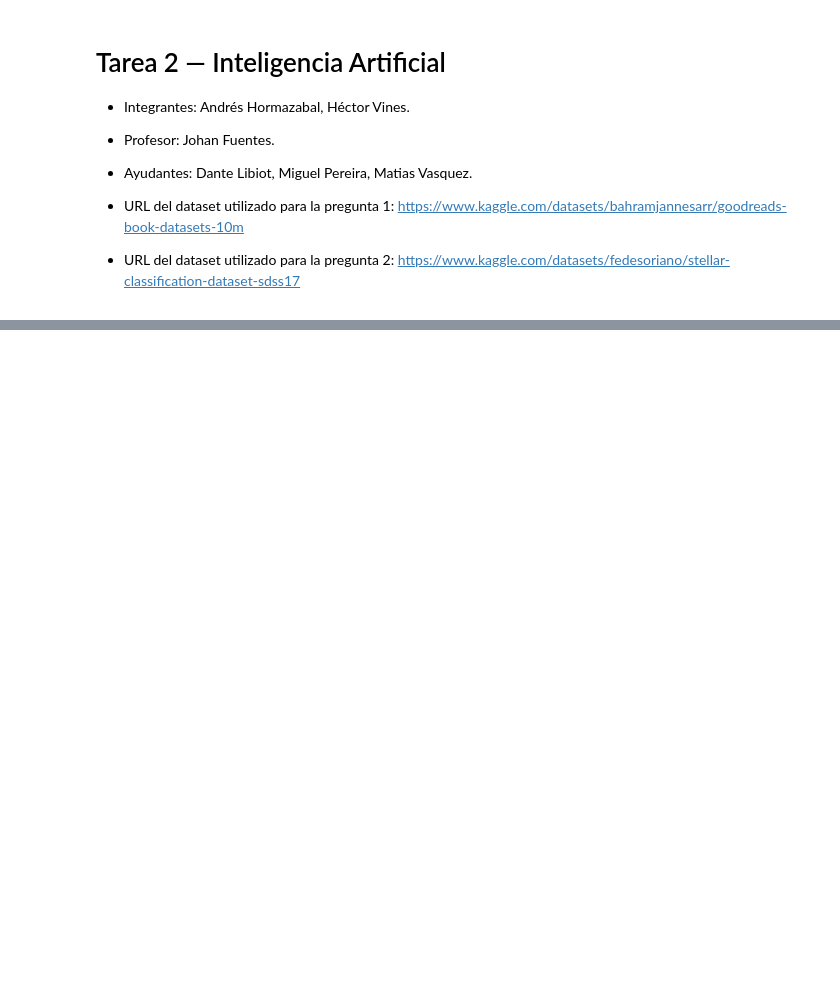
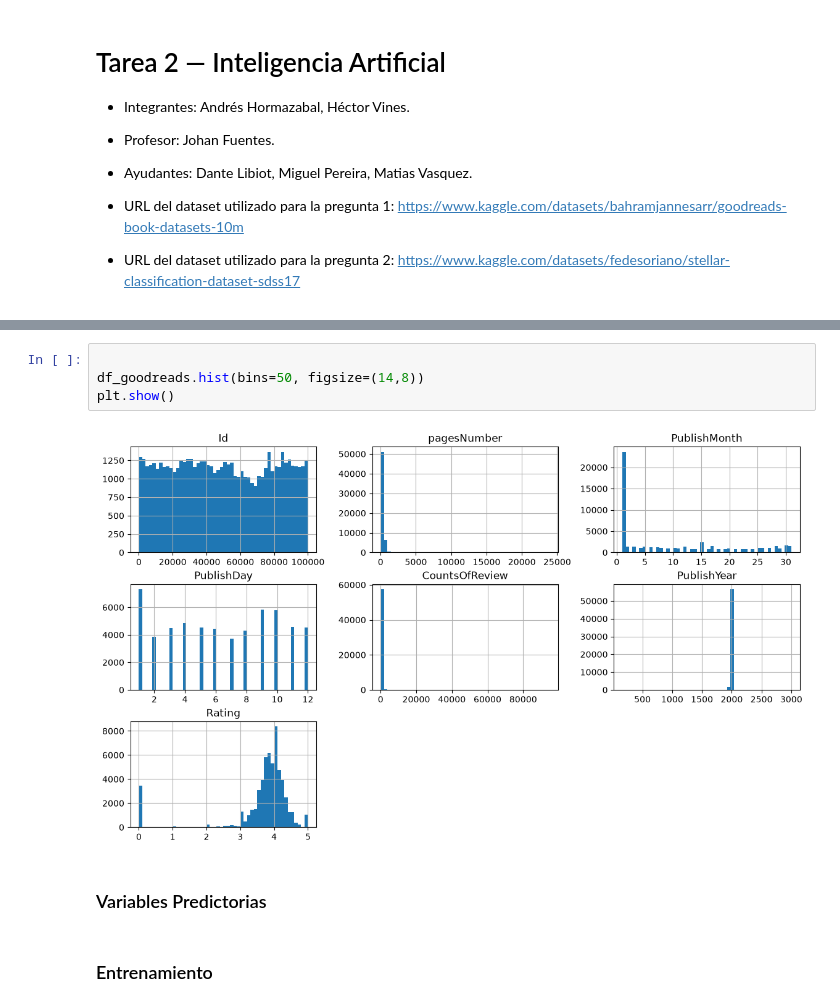
Before and after one commit to AH0106/Tarea2_IA, a Jupyter notebook: notebooks/tarea2.ipynb, the cells around one changed output, grey strips where cells are left out. Drawn from its saved outputs; the diff is of its cells as text; blank space fills up the shorter version.

Commit message:
Prueba de entrenamiento y visualización de datos

```diff
--- a/notebooks/tarea2.ipynb
+++ b/notebooks/tarea2.ipynb
@@ -62,0 +119,10 @@ Dataset Goodreads cargado correctamente.
+# %%
+
+df_goodreads.hist(bins=50, figsize=(14,8))
+plt.show()
+# %% [output]
+[figure, added]
+# %% [markdown]
+### Variables Predictorias
+# %% [markdown]
+### Entrenamiento
```
Also changed, not shown: parts of 8 cells of this notebook.
